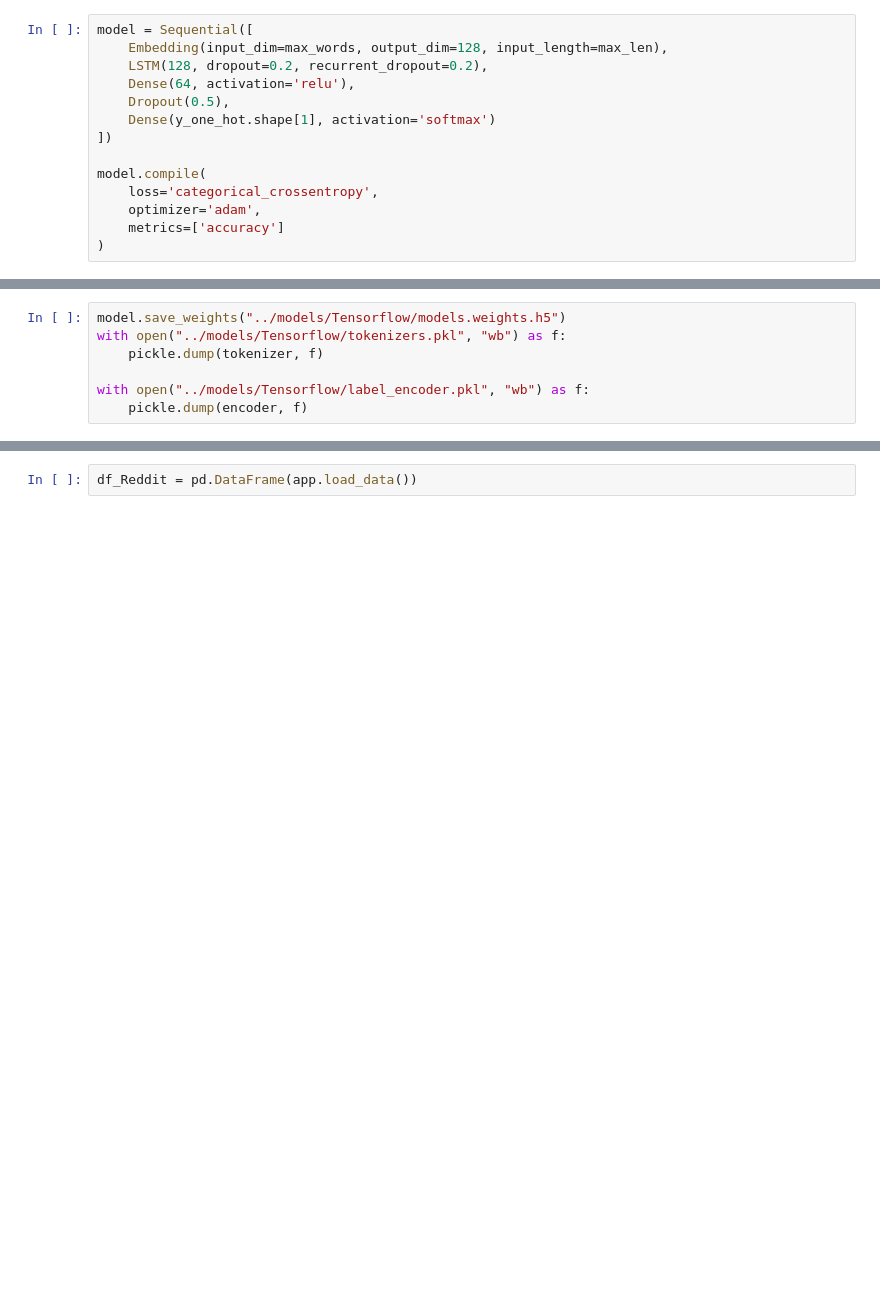
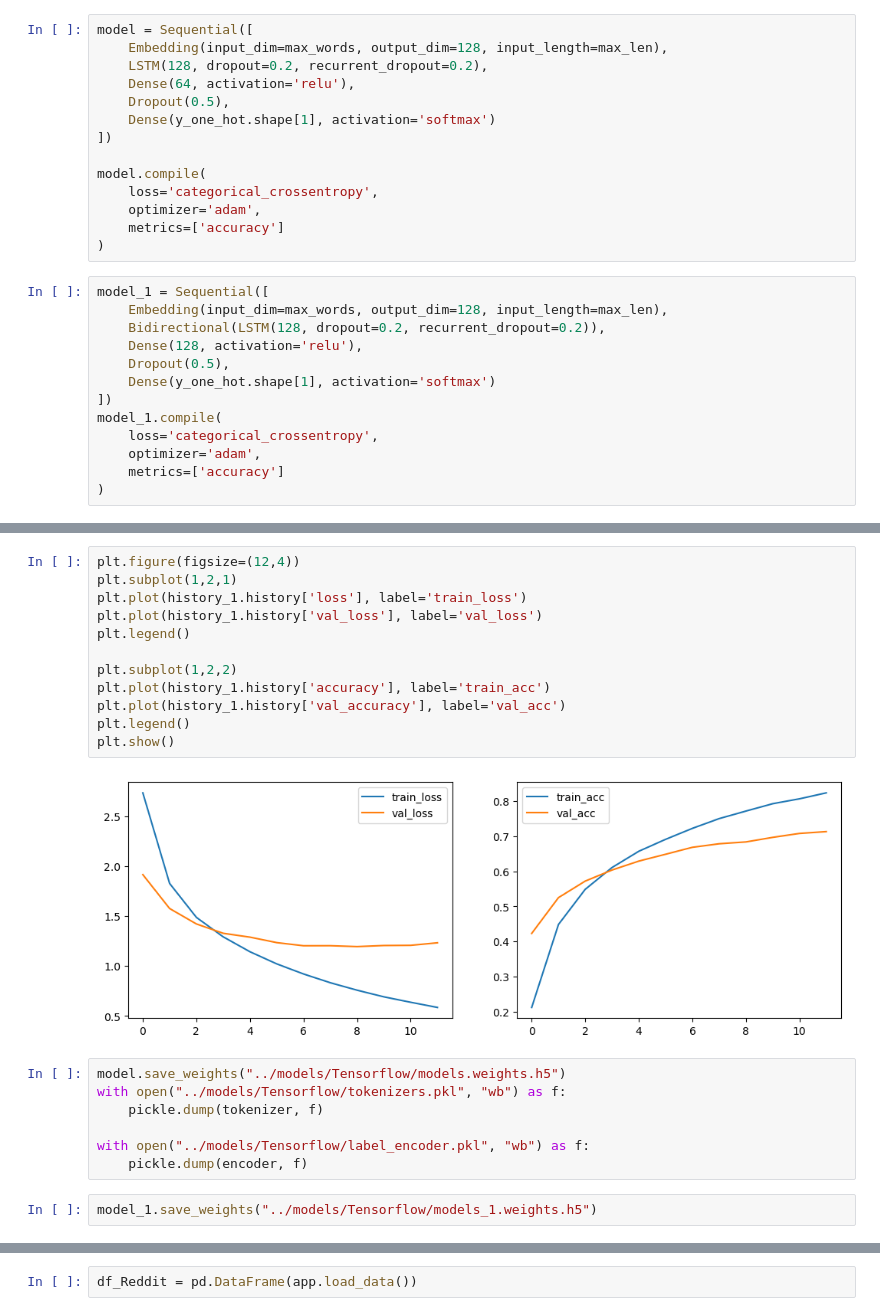
Before and after one commit to dangtoi05122003/Data_Science, a Jupyter notebook: Notebook/Tensorflow.ipynb, the cells around one changed output, grey strips where cells are left out. Drawn from its saved outputs; the diff is of its cells as text; blank space fills up the shorter version.

```diff
--- a/Notebook/Tensorflow.ipynb
+++ b/Notebook/Tensorflow.ipynb
@@ -178,6 +204,19 @@ model.compile(
     optimizer='adam',
     metrics=['accuracy']
 )
+# %%
+model_1 = Sequential([
+    Embedding(input_dim=max_words, output_dim=128, input_length=max_len),
+    Bidirectional(LSTM(128, dropout=0.2, recurrent_dropout=0.2)),
+    Dense(128, activation='relu'),
+    Dropout(0.5),
+    Dense(y_one_hot.shape[1], activation='softmax')
+])
+model_1.compile(
+    loss='categorical_crossentropy',
+    optimizer='adam',
+    metrics=['accuracy']
+)
 # %%
 model.build(input_shape=(None, max_len))
 model.summary()
@@ -242,3 +329,17 @@ plt.show()
+# %%
+plt.figure(figsize=(12,4))
+plt.subplot(1,2,1)
+plt.plot(history_1.history['loss'], label='train_loss')
+plt.plot(history_1.history['val_loss'], label='val_loss')
+plt.legend()
+
+plt.subplot(1,2,2)
+plt.plot(history_1.history['accuracy'], label='train_acc')
+plt.plot(history_1.history['val_accuracy'], label='val_acc')
+plt.legend()
+plt.show()
+# %% [output]
+[figure, added]
 # %%
 model.save_weights("../models/Tensorflow/models.weights.h5")
 with open("../models/Tensorflow/tokenizers.pkl", "wb") as f:
@@ -246,5 +347,7 @@ with open("../models/Tensorflow/tokenizers.pkl", "wb") as f:
 
 with open("../models/Tensorflow/label_encoder.pkl", "wb") as f:
     pickle.dump(encoder, f)
+# %%
+model_1.save_weights("../models/Tensorflow/models_1.weights.h5")
 # %%
 model.load_weights("../models/Tensorflow/models.weights.h5")
```
Also changed, not shown: parts of 27 cells of this notebook, 12 other files.
